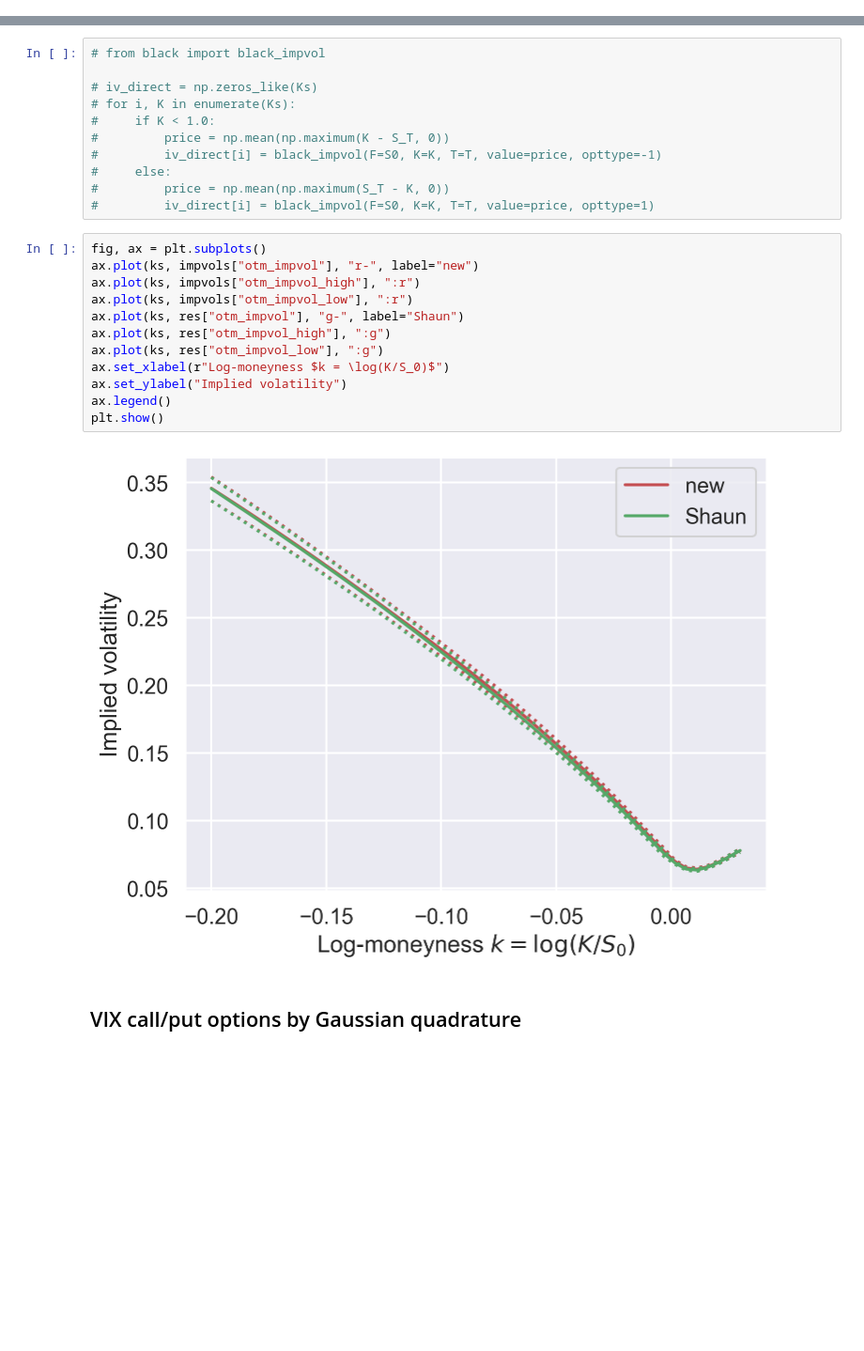
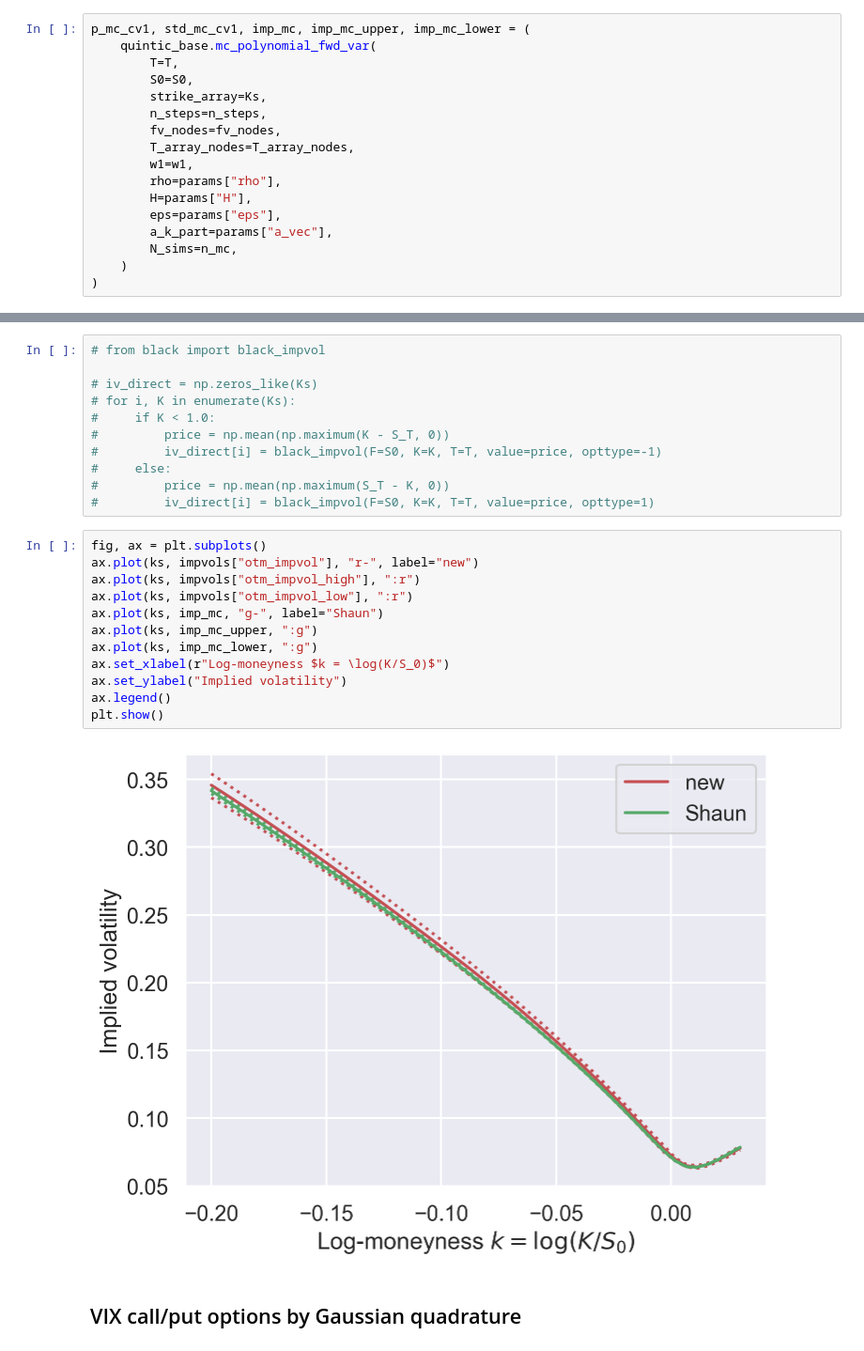
Before and after one commit to fbourgey/quintic-ou, a Jupyter notebook: checks.ipynb, the cells around one changed output, grey strips where cells are left out. Shown: that part at 94% size. Drawn from its saved outputs; the diff is of its cells as text; blank space fills up the shorter version.

Commit message:
start adding vix impvol code

```diff
--- a/checks.ipynb
+++ b/checks.ipynb
@@ -279,3 +272,20 @@ res = quintic_base.mc_polynomial_fwd_var(
+# %%
+p_mc_cv1, std_mc_cv1, imp_mc, imp_mc_upper, imp_mc_lower = (
+    quintic_base.mc_polynomial_fwd_var(
+        T=T,
+        S0=S0,
+        strike_array=Ks,
+        n_steps=n_steps,
+        fv_nodes=fv_nodes,
+        T_array_nodes=T_array_nodes,
+        w1=w1,
+        rho=params["rho"],
+        H=params["H"],
+        eps=params["eps"],
+        a_k_part=params["a_vec"],
+        N_sims=n_mc,
+    )
+)
 # %%
 # p_mc, std_mc, imp_mc, imp_mc_upper, imp_mc_lower = quintic.mc_polynomial_fwd_var(
 #     params=params,
@@ -325,17 +335,17 @@ impvols = quintic.simulate_quintic_ou(
 # %%
 fig, ax = plt.subplots()
 ax.plot(ks, impvols["otm_impvol"], "r-", label="new")
 ax.plot(ks, impvols["otm_impvol_high"], ":r")
 ax.plot(ks, impvols["otm_impvol_low"], ":r")
-ax.plot(ks, res["otm_impvol"], "g-", label="Shaun")
-ax.plot(ks, res["otm_impvol_high"], ":g")
-ax.plot(ks, res["otm_impvol_low"], ":g")
+ax.plot(ks, imp_mc, "g-", label="Shaun")
+ax.plot(ks, imp_mc_upper, ":g")
+ax.plot(ks, imp_mc_lower, ":g")
 ax.set_xlabel(r"Log-moneyness $k = \log(K/S_0)$")
 ax.set_ylabel("Implied volatility")
 ax.legend()
 plt.show()
 # %% [output]
-[figure, old version]
+[figure, new version]
 # %% [markdown]
 ## VIX call/put options by Gaussian quadrature
 # %%
```
Also changed, not shown: parts of 12 cells of this notebook, 3 other files.
